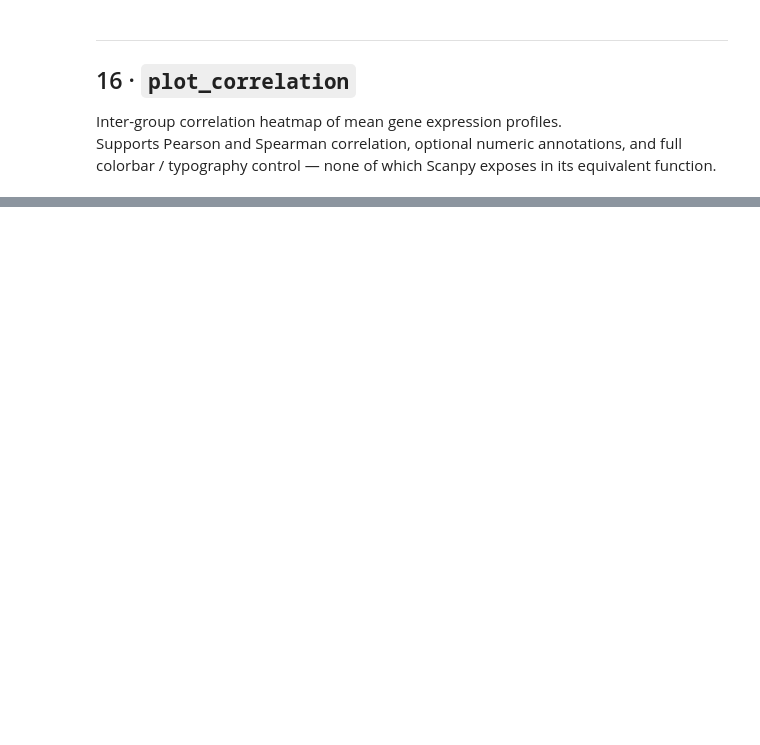
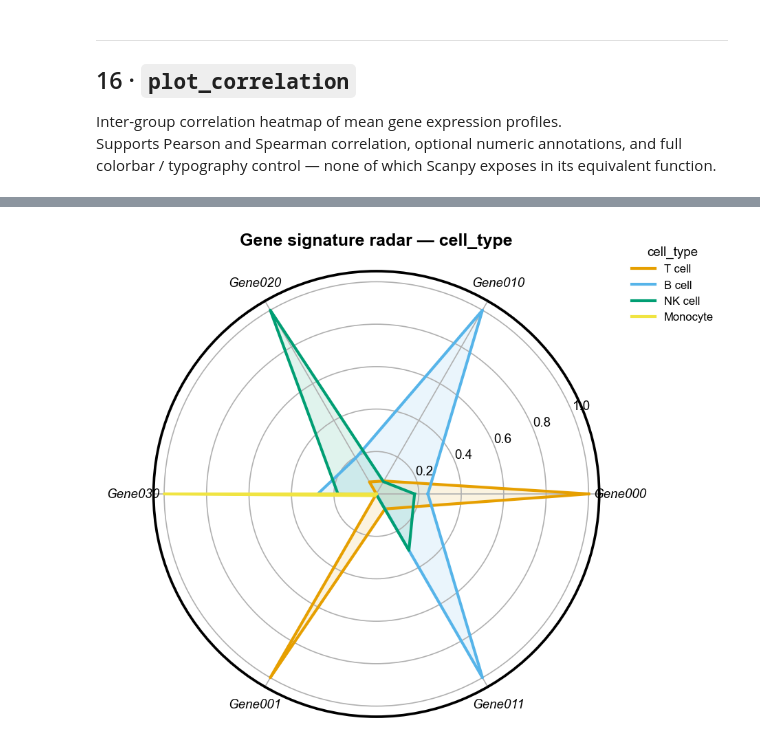
Before and after one commit to xuan13hao/scPyviewer, a Jupyter notebook: tutorial.ipynb, the cells around one changed output, grey strips where cells are left out. Cells and saved outputs as stored; diff of their text form; code cells hidden in the pictures; blank space fills up the shorter version.

```diff
--- a/tutorial.ipynb
+++ b/tutorial.ipynb
@@ -939,0 +1002,7 @@ plt.show()
+# %%
+# ── 19.1  signature radar across cell types ─────────────────────────────────
+radar_genes = ["Gene000", "Gene010", "Gene020", "Gene030", "Gene001", "Gene011"]
+fig = sv.plot_radar(ds, radar_genes, group="cell_type", scale="var")
+plt.show()
+# %% [output]
+[figure, added]
```
Also changed, not shown: parts of 53 cells of this notebook, 1 other file.
